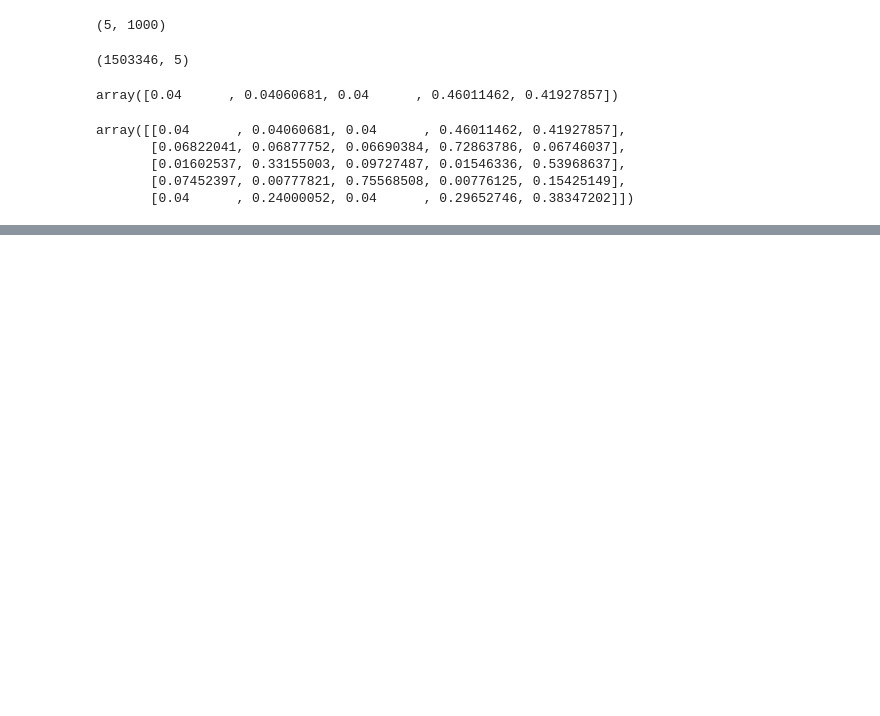
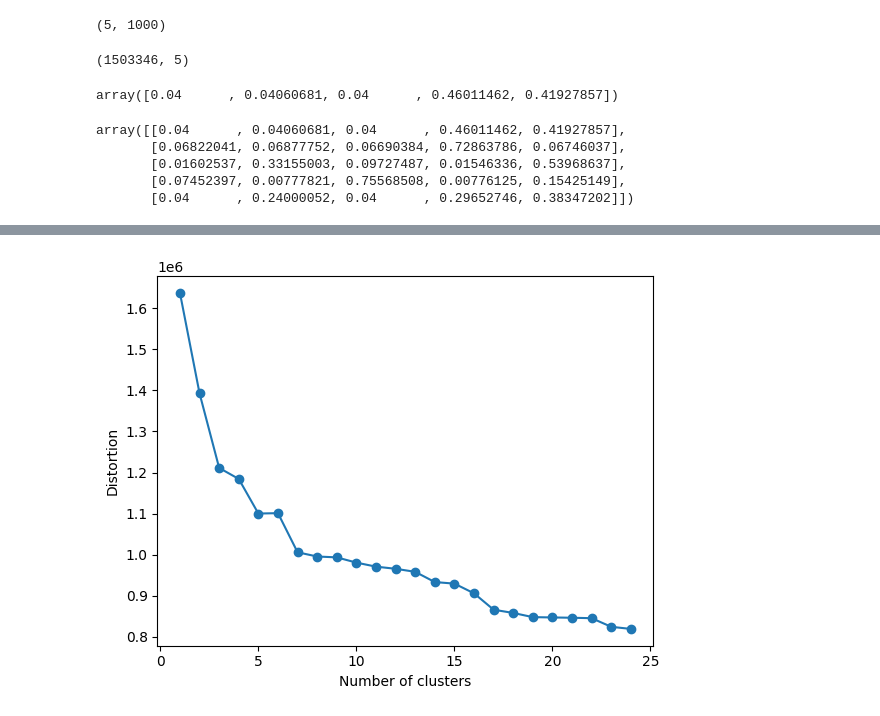
Before and after one commit to mdberryh/CapstoneGotchaGaming, a Jupyter notebook: Clustering_POS_WordVectors.ipynb, the cells around one changed output, grey strips where cells are left out. Cells and saved outputs as stored; diff of their text form; code cells hidden in the pictures; blank space fills up the shorter version.

Commit message:
added some files from google and the df for the emotion vectors on each game.

```diff
--- a/Clustering_POS_WordVectors.ipynb
+++ b/Clustering_POS_WordVectors.ipynb
@@ -443,0 +507,6 @@ array([[0.04      , 0.04060681, 0.04      , 0.46011462, 0.41927857],
+# %%
+# Regex for identifying words that don’t have numbers.
+reg = re.compile(r'[a-zA-Z]+')
+
+
+match = re.findall(reg, "I was born on June 24")
@@ -443,0 +543,9 @@ array([[0.04      , 0.04060681, 0.04      , 0.46011462, 0.41927857],
+# %%
+rootedEmotions = {}
+
+for word in emotions.keys():
+    if(word_rooter(word) in rootedEmotions):
+        # we need to append
+        rootedEmotions[word_rooter(word)].extend([word_rooter(x) for x in emotions[word] ])
+    else:
+        rootedEmotions[word_rooter(word)] = [word_rooter(x) for x in emotions[word] ]
@@ -443,0 +633,2 @@ array([[0.04      , 0.04060681, 0.04      , 0.46011462, 0.41927857],
+# %%
+reviews_df['emotions']= reviews_df['content'].apply(lambda x: tokenize_stem_emotion_vect(x))
@@ -443,0 +650,27 @@ array([[0.04      , 0.04060681, 0.04      , 0.46011462, 0.41927857],
+# %%
+tf_emotions_vectorizer = CountVectorizer(max_df=0.80, min_df=10, max_features=100, stop_words='english')
+
+
+
+# docs = ' '.join()
+
+tf_emotions = tf_emotions_vectorizer.fit_transform(reviews_df['emotions'].apply(lambda x: ' '.join(x) ).values)
+tf_emotions_feature_names = tf_emotions_vectorizer.get_feature_names()
+# %%
+distortions =[]
+for i in range(1, 25):
+    km = KMeans(
+        n_clusters=i, init='random',
+        n_init=10, max_iter=300,
+        tol=1e-04, random_state=0
+    )
+    km.fit(tf_emotions)
+    distortions.append(km.inertia_)
+
+# plot
+plt.plot(range(1, 25), distortions, marker='o')
+plt.xlabel('Number of clusters')
+plt.ylabel('Distortion')
+plt.show()
+# %% [output]
+[figure, added]
```
Also changed, not shown: parts of 33 cells of this notebook, 4 other files.
